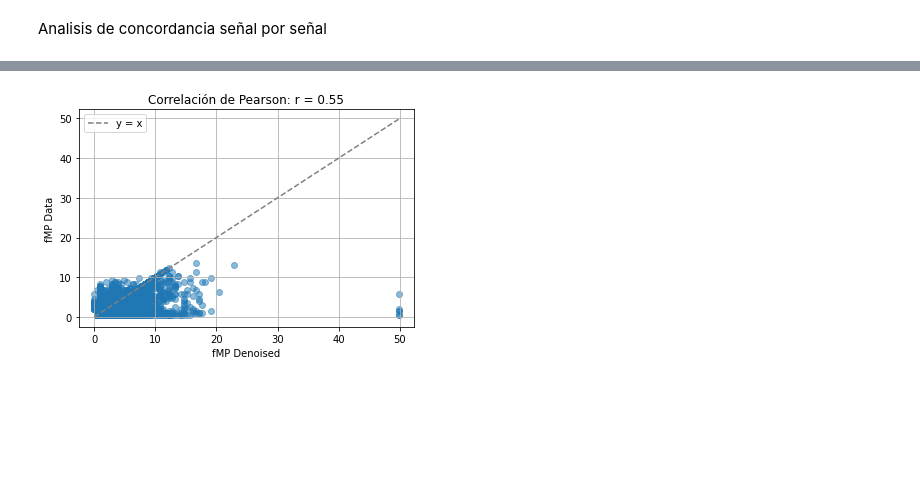
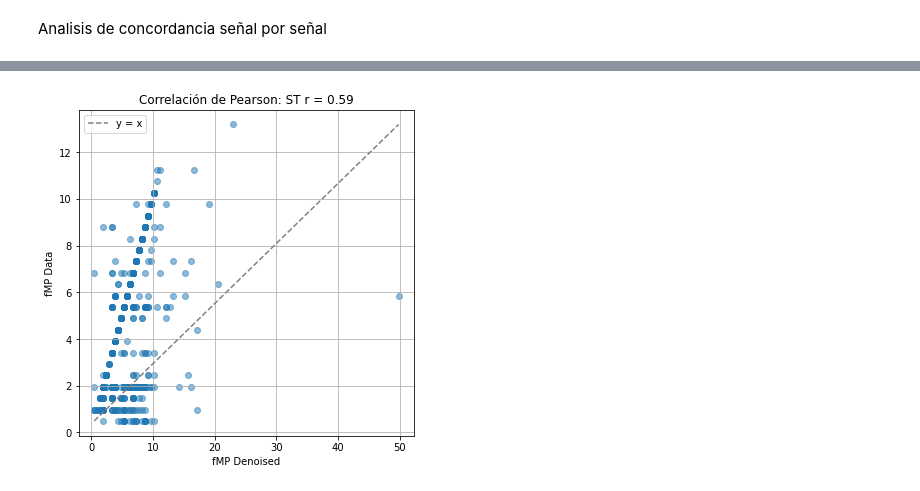
Before and after one commit to Felipeagudelom/Proyecto-3, a Jupyter notebook: Proyecto 3.ipynb, the cells around one changed output, grey strips where cells are left out. Cells and saved outputs as stored; diff of their text form; code cells hidden in the pictures; blank space fills up the shorter version.

```diff
--- a/Proyecto 3.ipynb
+++ b/Proyecto 3.ipynb
@@ -835,45 +932,53 @@ df_denoised.columns = df_denoised.columns.str.strip()
 
 df_cmp = df_data.merge(df_denoised[["Registro", "FMP_denoised"]], on="Registro", how="inner")
 
-#  1. Correlación de Pearson
+# Obtener las arritmias únicas
+tipos_arritmia = df_cmp["Estado"].unique()
 
-r, p = pearsonr(df_cmp["FMP"], df_cmp["FMP_denoised"])
-print(f" Pearson correlation: r = {r:.3f}, p = {p:.3e}")
+# 2. Recorrer todas las arritmias para hacer el análisis de Pearson y Bland-Altman
+for arritmia in tipos_arritmia:
+    print(f"\nAnalizando la arritmia: {arritmia}")
 
-# Gráfico de dispersión con línea de identidad
-plt.figure()
-plt.scatter(df_cmp["FMP_denoised"], df_cmp["FMP"], alpha=0.5)
-plt.plot([df_cmp["FMP_denoised"].min(), df_cmp["FMP_denoised"].max()],
-         [df_cmp["FMP_denoised"].min(), df_cmp["FMP_denoised"].max()],
-         color='gray', linestyle='--', label='y = x')
-plt.xlabel("fMP Denoised")
-plt.ylabel("fMP Data")
-plt.title(f"Correlación de Pearson: r = {r:.2f}")
-plt.legend()
-plt.grid(True)
-plt.show()
+    # Filtrar los datos para esta arritmia
+    grupo = df_cmp[df_cmp["Estado"] == arritmia]
 
+    # 3. Correlación de Pearson
+    r, p = pearsonr(grupo["FMP"], grupo["FMP_denoised"])
+    print(f" Pearson correlation: r = {r:.3f}, p = {p:.3e}")
 
-# 2. Bland–Altman plot
-df_cmp["Media"] = (df_cmp["FMP"] + df_cmp["FMP_denoised"]) / 2
-df_cmp["Diferencia"] = df_cmp["FMP"] - df_cmp["FMP_denoised"]
-mean_diff = df_cmp["Diferencia"].mean()
-std_diff = df_cmp["Diferencia"].std()
+    # Gráfico de dispersión con línea de identidad
+    plt.figure(figsize=(6, 6))
+    plt.scatter(grupo["FMP_denoised"], grupo["FMP"], alpha=0.5)
+    plt.plot([grupo["FMP_denoised"].min(), grupo["FMP_denoised"].max()],
+             [grupo["FMP"].min(), grupo["FMP"].max()],
+             color='gray', linestyle='--', label='y = x')
+    plt.xlabel("fMP Denoised")
+    plt.ylabel("fMP Data")
+    plt.title(f"Correlación de Pearson: {arritmia} r = {r:.2f}")
+    plt.legend()
+    plt.grid(True)
+    plt.show()
 
-# Límites de concordancia
-lim_sup = mean_diff + 1.96 * std_diff
-lim_inf = mean_diff - 1.96 * std_diff
+    # 4. Bland–Altman plot
+    grupo["Media"] = (grupo["FMP"] + grupo["FMP_denoised"]) / 2
+    grupo["Diferencia"] = grupo["FMP"] - grupo["FMP_denoised"]
+    mean_diff = grupo["Diferencia"].mean()
+    std_diff = grupo["Diferencia"].std()
 
-# Gráfico de Bland–Altman
-plt.figure()
-plt.scatter(df_cmp["Media"], df_cmp["Diferencia"], alpha=0.5)
-plt.axhline(mean_diff, color='blue', linestyle='--', label=f"Media Δ = {mean_diff:.2f}")
-plt.axhline(lim_sup, color='red', linestyle='--', label=f"+1.96 SD = {lim_sup:.2f}")
-plt.axhline(lim_inf, color='red', linestyle='--', label=f"-1.96 SD = {lim_inf:.2f}")
-plt.xlabel("Media de fMP (Data + Denoised)/2")
-plt.ylabel("Diferencia (Data - Denoised)")
-plt.title("Gráfico de Bland–Altman")
-plt.legend()
-plt.grid(True)
-plt.show()
+    # Límites de concordancia
+    lim_sup = mean_diff + 1.96 * std_diff
+    lim_inf = mean_diff - 1.96 * std_diff
+
+    # Gráfico de Bland–Altman
+    plt.figure(figsize=(6, 6))
+    plt.scatter(grupo["Media"], grupo["Diferencia"], alpha=0.5)
+    plt.axhline(mean_diff, color='blue', linestyle='--', label=f"Media Δ = {mean_diff:.2f}")
+    plt.axhline(lim_sup, color='red', linestyle='--', label=f"+1.96 SD = {lim_sup:.2f}")
+    plt.axhline(lim_inf, color='red', linestyle='--', label=f"-1.96 SD = {lim_inf:.2f}")
+    plt.xlabel("Media de fMP (Data + Denoised)/2")
+    plt.ylabel("Diferencia (Data - Denoised)")
+    plt.title(f"Gráfico de Bland–Altman: {arritmia}")
+    plt.legend()
+    plt.grid(True)
+    plt.show()
 # %% [output]
@@ -881 +987 @@ plt.show()
-[figure, old version]
+[figure, new version]
```
Also changed, not shown: parts of 22 cells of this notebook.
